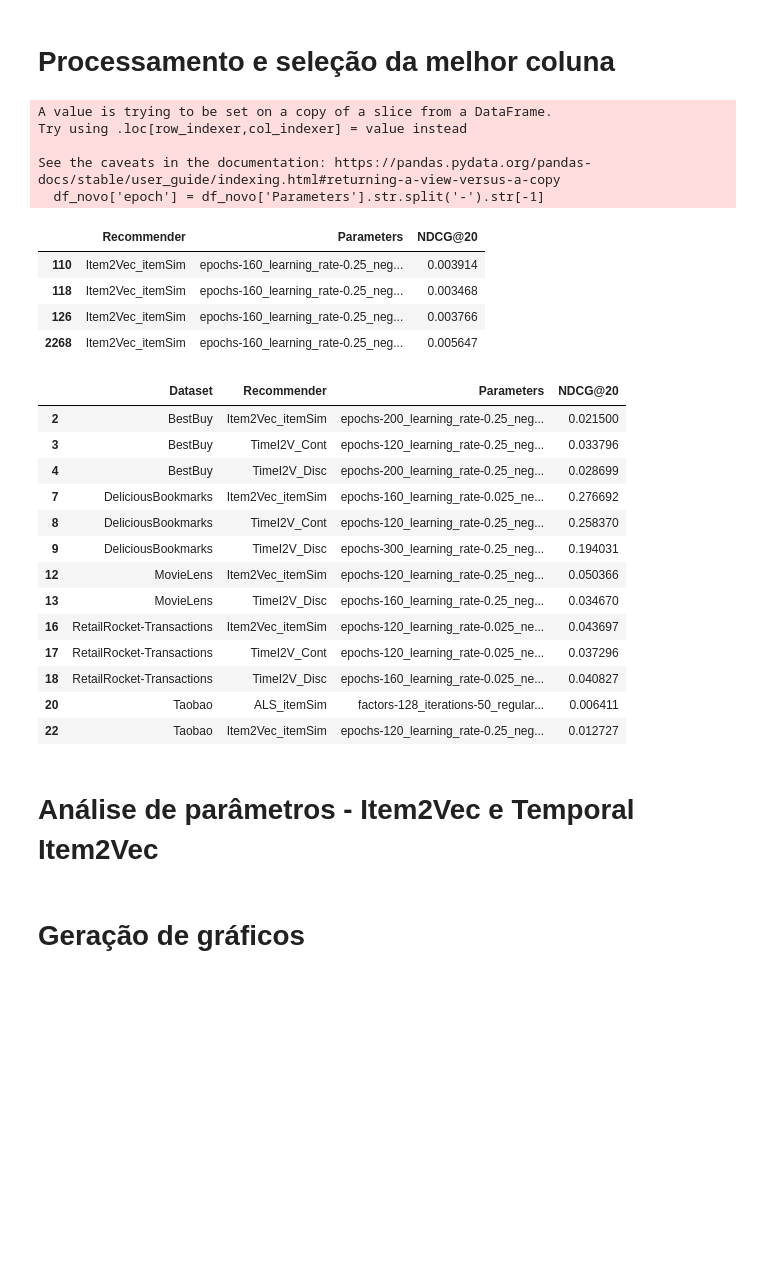
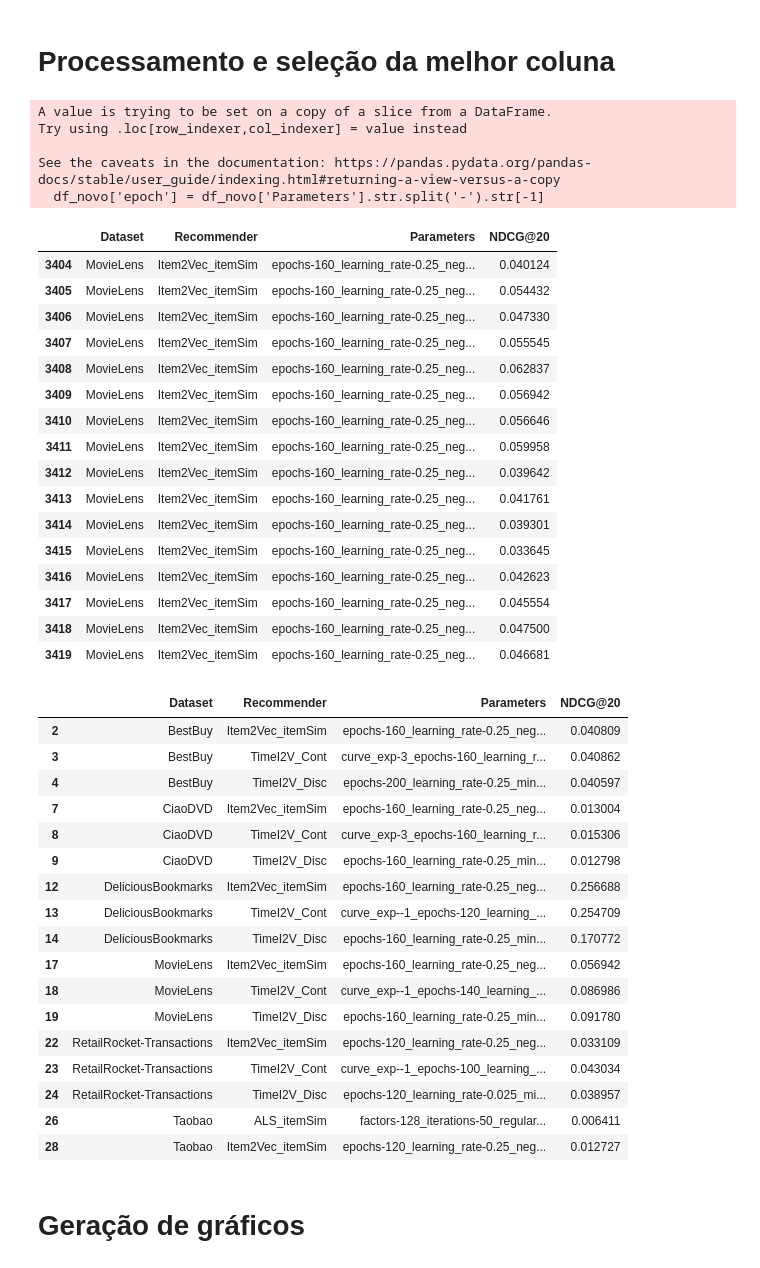
Before and after one commit to UFSCar-LaSID/tai2vec, a Jupyter notebook: Graficos_Bracis.ipynb, the cells around one changed output. Cells and saved outputs as stored; diff of their text form; code cells hidden in the pictures; blank space fills up the shorter version.

Commit message:
Update Item2Vec Cont

```diff
--- a/Graficos_Bracis.ipynb
+++ b/Graficos_Bracis.ipynb
@@ -59,46 +59,60 @@ if best_column in metrics_df.columns:
 else:
     raise Exception("Coluna '" + best_column + "' não encontrada")
 # %%
-pd.options.display.max_colwidth = 100
+pd.options.display.max_colwidth = 150
 
 df_novo = metrics_df[metrics_df["Recommender"] == "Item2Vec_itemSim"]
 df_novo['epoch'] = df_novo['Parameters'].str.split('-').str[-1]
-#df_novo = df_novo[df_novo["Dataset"] == "BestBuy"]
-df_novo = df_novo[df_novo["epoch"] == "140"]
+df_novo = df_novo[df_novo["Dataset"] == "MovieLens"]
+#df_novo = df_novo[df_novo["epoch"] == "120"]
 
-my_regex = "Recommender|Parameters|NDCG@20"
+my_regex = "Recommender|Parameters|Dataset|NDCG@20"
 df_novo = df_novo.filter(regex=(my_regex))
 display(df_novo)
 # %% [output]
 A value is trying to be set on a copy of a slice from a DataFrame.
 Try using .loc[row_indexer,col_indexer] = value instead
 
 See the caveats in the documentation: https://pandas.pydata.org/pandas-docs/stable/user_guide/indexing.html#returning-a-view-versus-a-copy
   df_novo['epoch'] = df_novo['Parameters'].str.split('-').str[-1]
-|  | Recommender | Parameters | NDCG@20 |
-| 110 | Item2Vec_itemSim | epochs-160_learning_rate-0.25_neg... | 0.003914 |
-| 118 | Item2Vec_itemSim | epochs-160_learning_rate-0.25_neg... | 0.003468 |
-| 126 | Item2Vec_itemSim | epochs-160_learning_rate-0.25_neg... | 0.003766 |
-| 2268 | Item2Vec_itemSim | epochs-160_learning_rate-0.25_neg... | 0.005647 |
+|  | Dataset | Recommender | Parameters | NDCG@20 |
+| 3404 | MovieLens | Item2Vec_itemSim | epochs-160_learning_rate-0.25_neg... | 0.040124 |
+| 3405 | MovieLens | Item2Vec_itemSim | epochs-160_learning_rate-0.25_neg... | 0.054432 |
+| 3406 | MovieLens | Item2Vec_itemSim | epochs-160_learning_rate-0.25_neg... | 0.047330 |
+| 3407 | MovieLens | Item2Vec_itemSim | epochs-160_learning_rate-0.25_neg... | 0.055545 |
+| 3408 | MovieLens | Item2Vec_itemSim | epochs-160_learning_rate-0.25_neg... | 0.062837 |
+| 3409 | MovieLens | Item2Vec_itemSim | epochs-160_learning_rate-0.25_neg... | 0.056942 |
+| 3410 | MovieLens | Item2Vec_itemSim | epochs-160_learning_rate-0.25_neg... | 0.056646 |
+| 3411 | MovieLens | Item2Vec_itemSim | epochs-160_learning_rate-0.25_neg... | 0.059958 |
+| 3412 | MovieLens | Item2Vec_itemSim | epochs-160_learning_rate-0.25_neg... | 0.039642 |
+| 3413 | MovieLens | Item2Vec_itemSim | epochs-160_learning_rate-0.25_neg... | 0.041761 |
+| 3414 | MovieLens | Item2Vec_itemSim | epochs-160_learning_rate-0.25_neg... | 0.039301 |
+| 3415 | MovieLens | Item2Vec_itemSim | epochs-160_learning_rate-0.25_neg... | 0.033645 |
+| 3416 | MovieLens | Item2Vec_itemSim | epochs-160_learning_rate-0.25_neg... | 0.042623 |
+| 3417 | MovieLens | Item2Vec_itemSim | epochs-160_learning_rate-0.25_neg... | 0.045554 |
+| 3418 | MovieLens | Item2Vec_itemSim | epochs-160_learning_rate-0.25_neg... | 0.047500 |
+| 3419 | MovieLens | Item2Vec_itemSim | epochs-160_learning_rate-0.25_neg... | 0.046681 |
 # %%
-pd.options.display.max_colwidth = 100
+pd.options.display.max_colwidth = 150
 df_display = saida[saida.Recommender != "ALS"][["Dataset", "Recommender", "Parameters", "NDCG@20"]]
 df_display = df_display[saida.Recommender != "BPR"]
 display(df_display)
 # %% [output]
 |  | Dataset | Recommender | Parameters | NDCG@20 |
-| 2 | BestBuy | Item2Vec_itemSim | epochs-200_learning_rate-0.25_neg... | 0.021500 |
-| 3 | BestBuy | TimeI2V_Cont | epochs-120_learning_rate-0.25_neg... | 0.033796 |
-| 4 | BestBuy | TimeI2V_Disc | epochs-200_learning_rate-0.25_neg... | 0.028699 |
-| 7 | DeliciousBookmarks | Item2Vec_itemSim | epochs-160_learning_rate-0.025_ne... | 0.276692 |
-| 8 | DeliciousBookmarks | TimeI2V_Cont | epochs-120_learning_rate-0.25_neg... | 0.258370 |
-| 9 | DeliciousBookmarks | TimeI2V_Disc | epochs-300_learning_rate-0.25_neg... | 0.194031 |
-| 12 | MovieLens | Item2Vec_itemSim | epochs-120_learning_rate-0.25_neg... | 0.050366 |
-| 13 | MovieLens | TimeI2V_Disc | epochs-160_learning_rate-0.25_neg... | 0.034670 |
-| 16 | RetailRocket-Transactions | Item2Vec_itemSim | epochs-120_learning_rate-0.025_ne... | 0.043697 |
-| 17 | RetailRocket-Transactions | TimeI2V_Cont | epochs-120_learning_rate-0.025_ne... | 0.037296 |
-| 18 | RetailRocket-Transactions | TimeI2V_Disc | epochs-160_learning_rate-0.025_ne... | 0.040827 |
-| 20 | Taobao | ALS_itemSim | factors-128_iterations-50_regular... | 0.006411 |
-| 22 | Taobao | Item2Vec_itemSim | epochs-120_learning_rate-0.25_neg... | 0.012727 |
+| 2 | BestBuy | Item2Vec_itemSim | epochs-160_learning_rate-0.25_neg... | 0.040809 |
+| 3 | BestBuy | TimeI2V_Cont | curve_exp-3_epochs-160_learning_r... | 0.040862 |
+| 4 | BestBuy | TimeI2V_Disc | epochs-200_learning_rate-0.25_min... | 0.040597 |
+| 7 | CiaoDVD | Item2Vec_itemSim | epochs-160_learning_rate-0.25_neg... | 0.013004 |
+| 8 | CiaoDVD | TimeI2V_Cont | curve_exp-3_epochs-160_learning_r... | 0.015306 |
+| 9 | CiaoDVD | TimeI2V_Disc | epochs-160_learning_rate-0.25_min... | 0.012798 |
+| 12 | DeliciousBookmarks | Item2Vec_itemSim | epochs-160_learning_rate-0.25_neg... | 0.256688 |
+| 13 | DeliciousBookmarks | TimeI2V_Cont | curve_exp--1_epochs-120_learning_... | 0.254709 |
+| 14 | DeliciousBookmarks | TimeI2V_Disc | epochs-160_learning_rate-0.25_min... | 0.170772 |
+| 17 | MovieLens | Item2Vec_itemSim | epochs-160_learning_rate-0.25_neg... | 0.056942 |
+| 18 | MovieLens | TimeI2V_Cont | curve_exp--1_epochs-140_learning_... | 0.086986 |
+| 19 | MovieLens | TimeI2V_Disc | epochs-160_learning_rate-0.25_min... | 0.091780 |
+| 22 | RetailRocket-Transactions | Item2Vec_itemSim | epochs-120_learning_rate-0.25_neg... | 0.033109 |
+| 23 | RetailRocket-Transactions | TimeI2V_Cont | curve_exp--1_epochs-100_learning_... | 0.043034 |
+| 24 | RetailRocket-Transactions | TimeI2V_Disc | epochs-120_learning_rate-0.025_mi... | 0.038957 |
+| 26 | Taobao | ALS_itemSim | factors-128_iterations-50_regular... | 0.006411 |
+| 28 | Taobao | Item2Vec_itemSim | epochs-120_learning_rate-0.25_neg... | 0.012727 |
-# %% [markdown]
-# Análise de parâmetros - Item2Vec e Temporal Item2Vec
```
Also changed, not shown: parts of 7 cells of this notebook, 10 other files.
